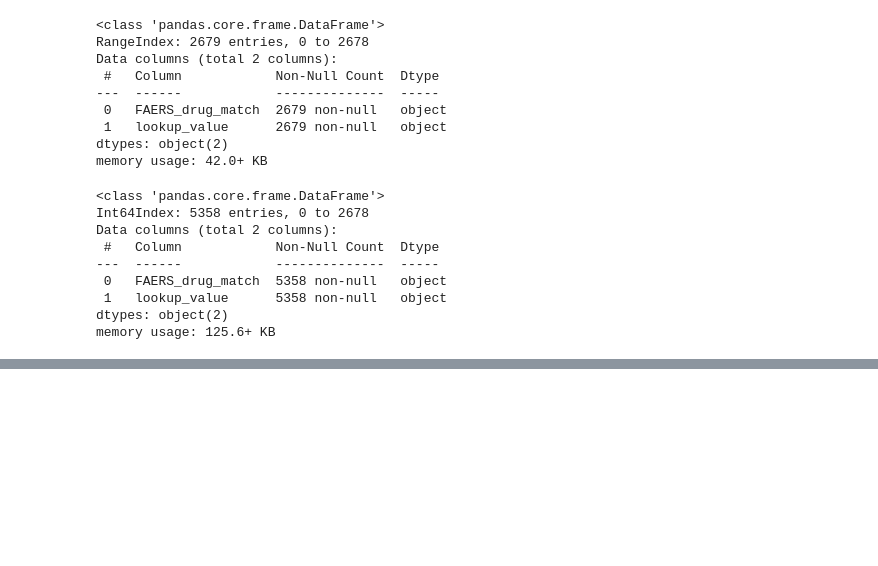
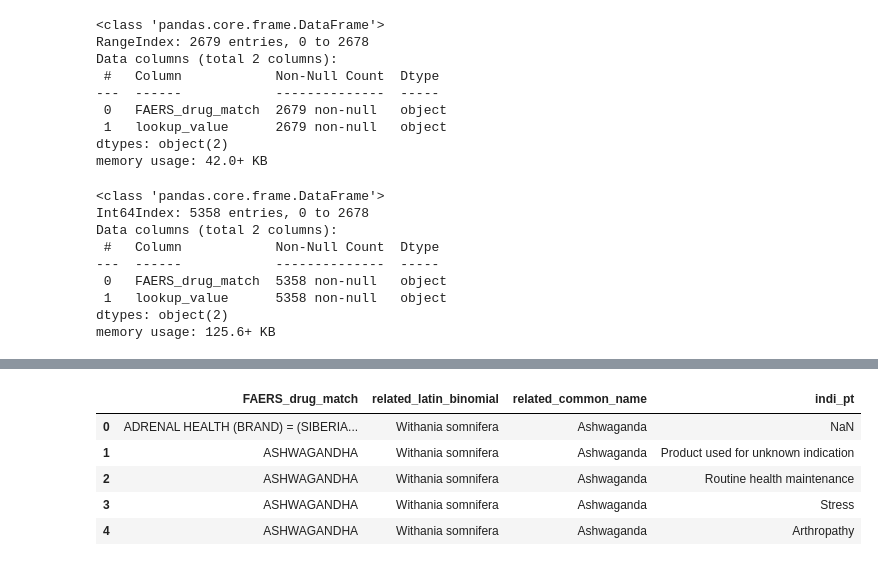
Before and after one commit to sanyabt/NP-FAERS-embed, a Jupyter notebook: FAERS-reference-set-process.ipynb, the cells around one changed output, grey strips where cells are left out. Saved outputs shown, nothing was run; the diff lists cells and outputs as text; code cells hidden in the pictures; blank space fills up the shorter version.

```diff
--- a/FAERS-reference-set-process.ipynb
+++ b/FAERS-reference-set-process.ipynb
@@ -257,0 +474,3 @@ dfneg.to_csv('data/NP_FAERS_negative_pairs_20220215.csv', index=False)
+# %%
+dfind = dfind.drop(['primaryid', 'isr', 'indi_concept_id', 'related_common_name'], axis=1)
+dfind.info()
@@ -257,0 +496,3 @@ dfneg.to_csv('data/NP_FAERS_negative_pairs_20220215.csv', index=False)
+# %%
+df1= pd.read_csv('data/raw_data/NP_FAERS_reference_set_20220215.csv')
+df1.info()
@@ -257,0 +510,3 @@ dfneg.to_csv('data/NP_FAERS_negative_pairs_20220215.csv', index=False)
+# %%
+dfind = dfind.rename(columns={'drug_name_original': 'FAERS_drug_match'})
+dfind.head()
@@ -257,0 +529,3 @@ dfneg.to_csv('data/NP_FAERS_negative_pairs_20220215.csv', index=False)
+# %%
+df_ind2 = df1.join(dfind.set_index('FAERS_drug_match'), on='FAERS_drug_match')
+df_ind2.info()
@@ -257,0 +544,9 @@ dfneg.to_csv('data/NP_FAERS_negative_pairs_20220215.csv', index=False)
+# %%
+df_ind2.head()
+# %% [output]
+|  | FAERS_drug_match | related_latin_binomial | related_common_name | indi_pt |
+| 0 | ADRENAL HEALTH (BRAND) = (SIBERIA... | Withania somnifera | Ashwaganda | NaN |
+| 1 | ASHWAGANDHA | Withania somnifera | Ashwaganda | Product used for unknown indication |
+| 2 | ASHWAGANDHA | Withania somnifera | Ashwaganda | Routine health maintenance |
+| 3 | ASHWAGANDHA | Withania somnifera | Ashwaganda | Stress |
+| 4 | ASHWAGANDHA | Withania somnifera | Ashwaganda | Arthropathy |
```
Also changed, not shown: parts of 50 cells of this notebook, 3 other files.
